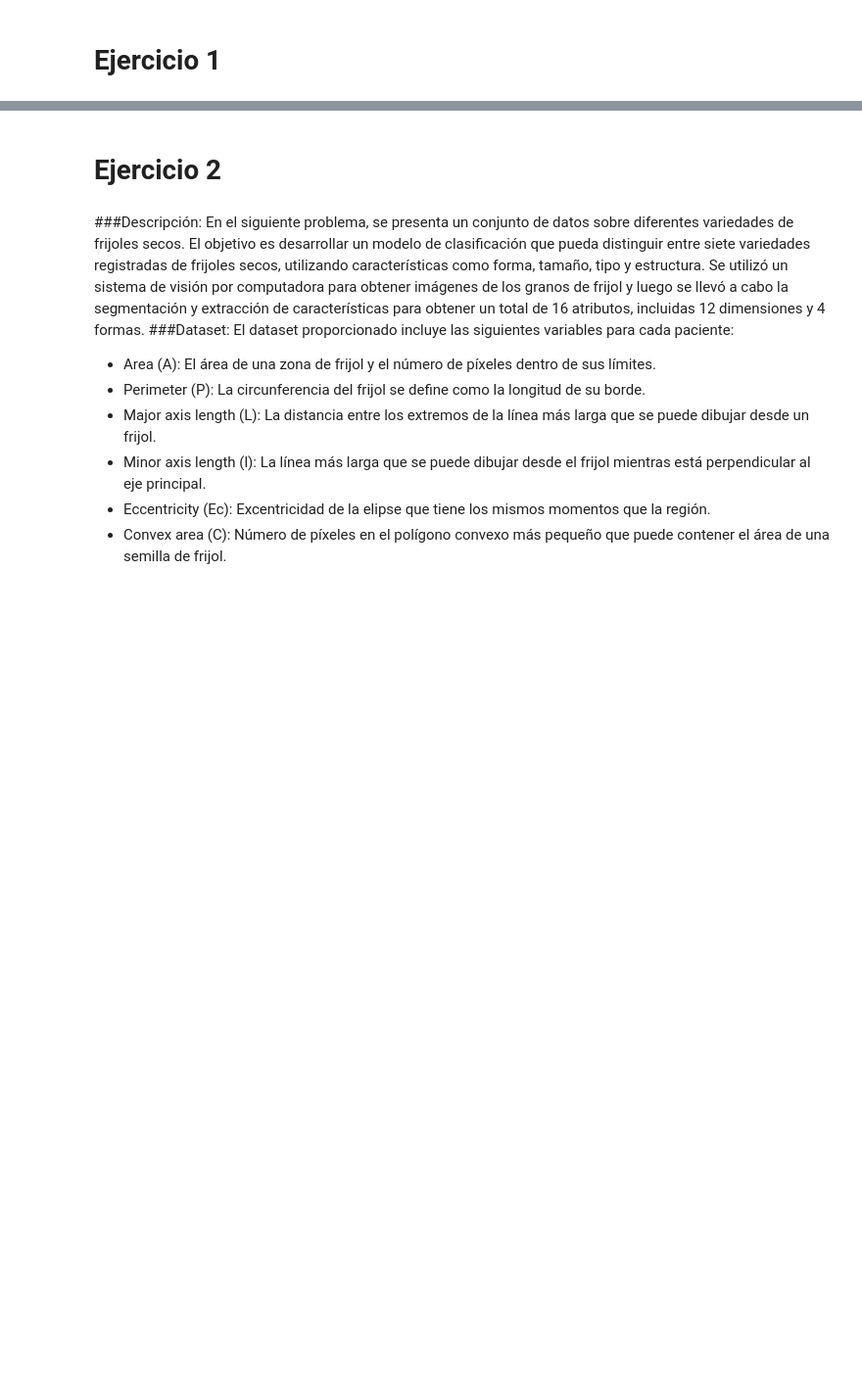
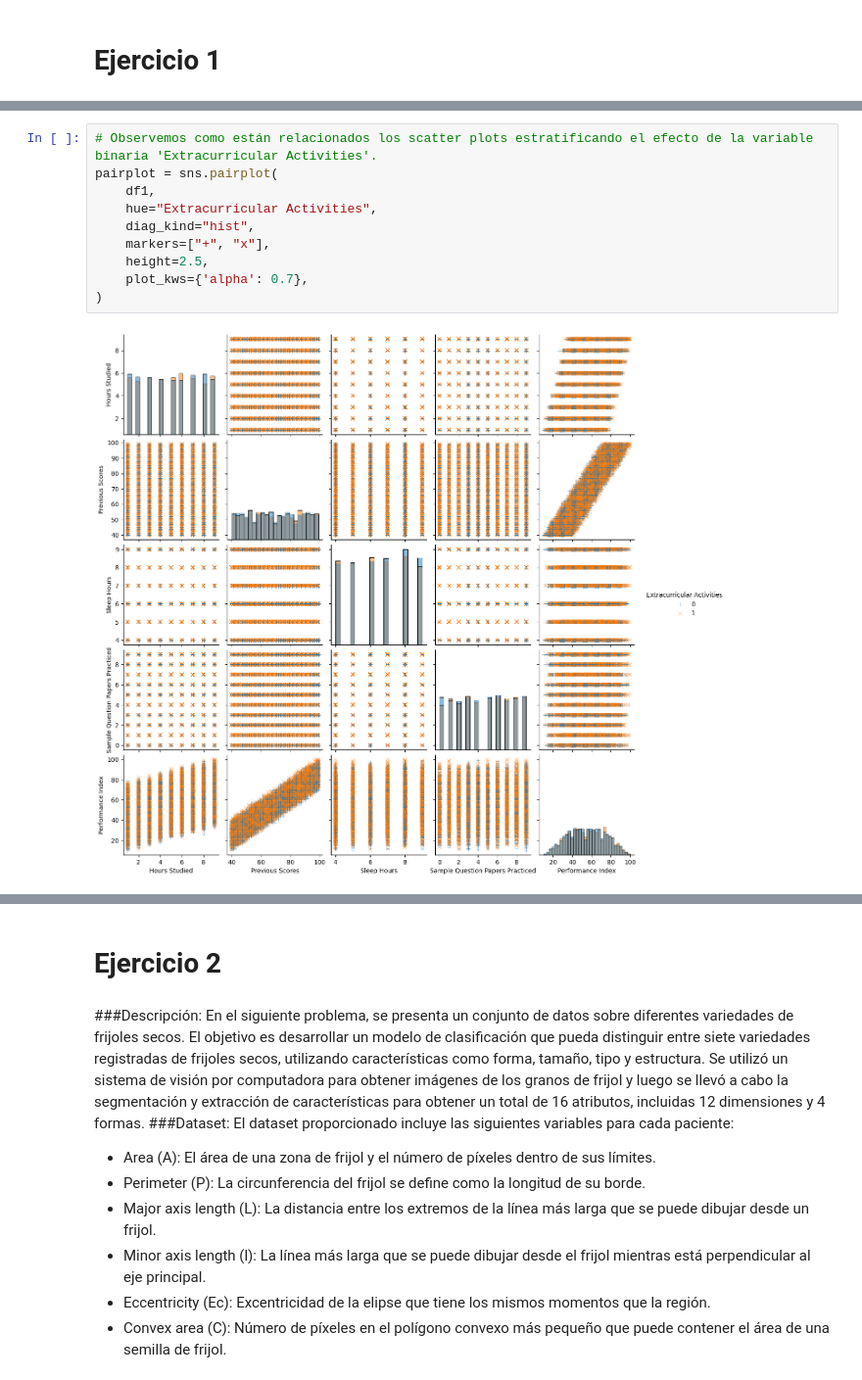
Before and after one commit to facunob/tp-aa2, a Jupyter notebook: tp_aa2.ipynb, the cells around one changed output, grey strips where cells are left out. Shown at 98% size. Drawn from its saved outputs; the diff is of its cells as text; blank space fills up the shorter version.

```diff
--- a/tp_aa2.ipynb
+++ b/tp_aa2.ipynb
@@ -254,0 +241,12 @@ MAPE: 0.07
+# %%
+# Observemos como están relacionados los scatter plots estratificando el efecto de la variable binaria 'Extracurricular Activities'.
+pairplot = sns.pairplot(
+    df1,
+    hue="Extracurricular Activities",
+    diag_kind="hist",
+    markers=["+", "x"],
+    height=2.5,
+    plot_kws={'alpha': 0.7},
+)
+# %% [output]
+[figure, added]
```
Also changed, not shown: parts of 51 cells of this notebook.
